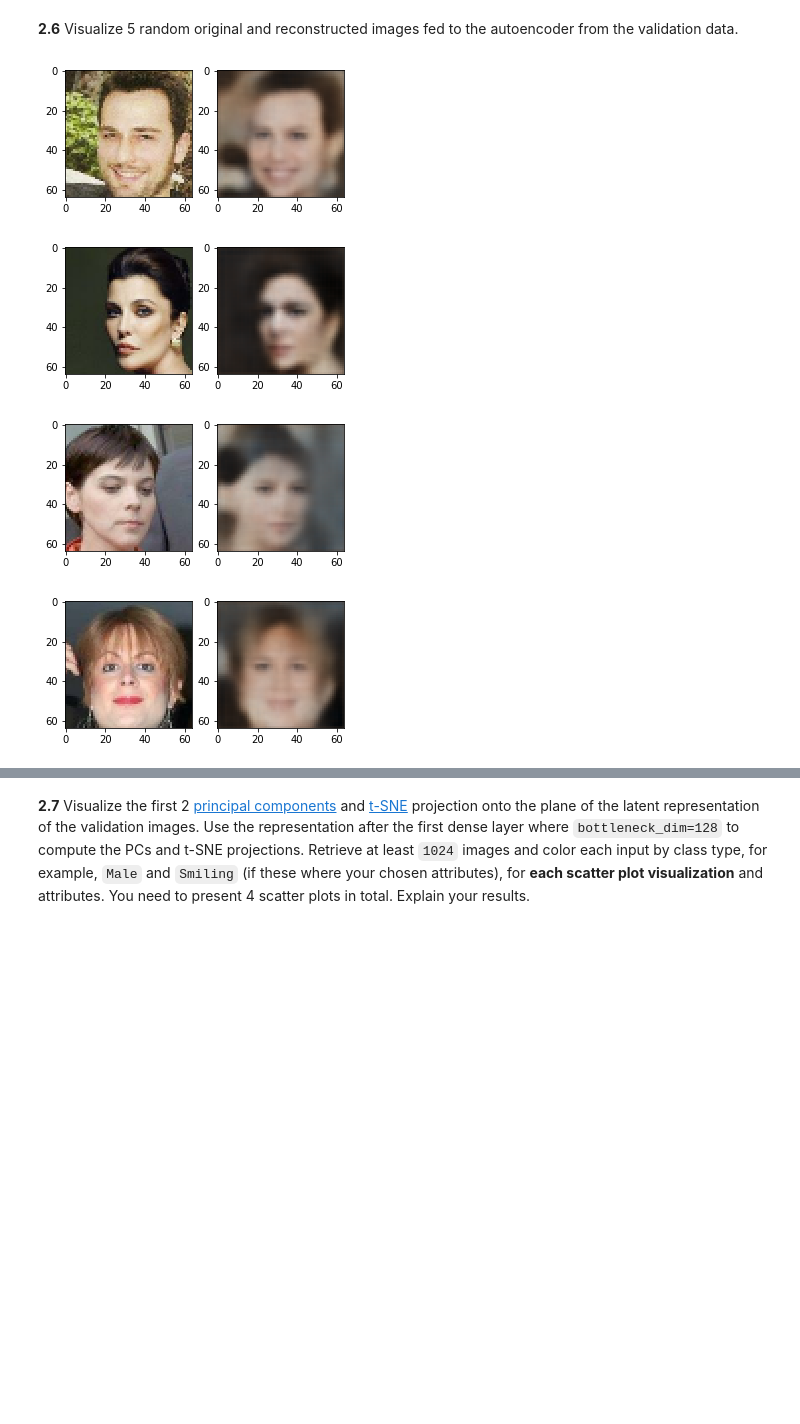
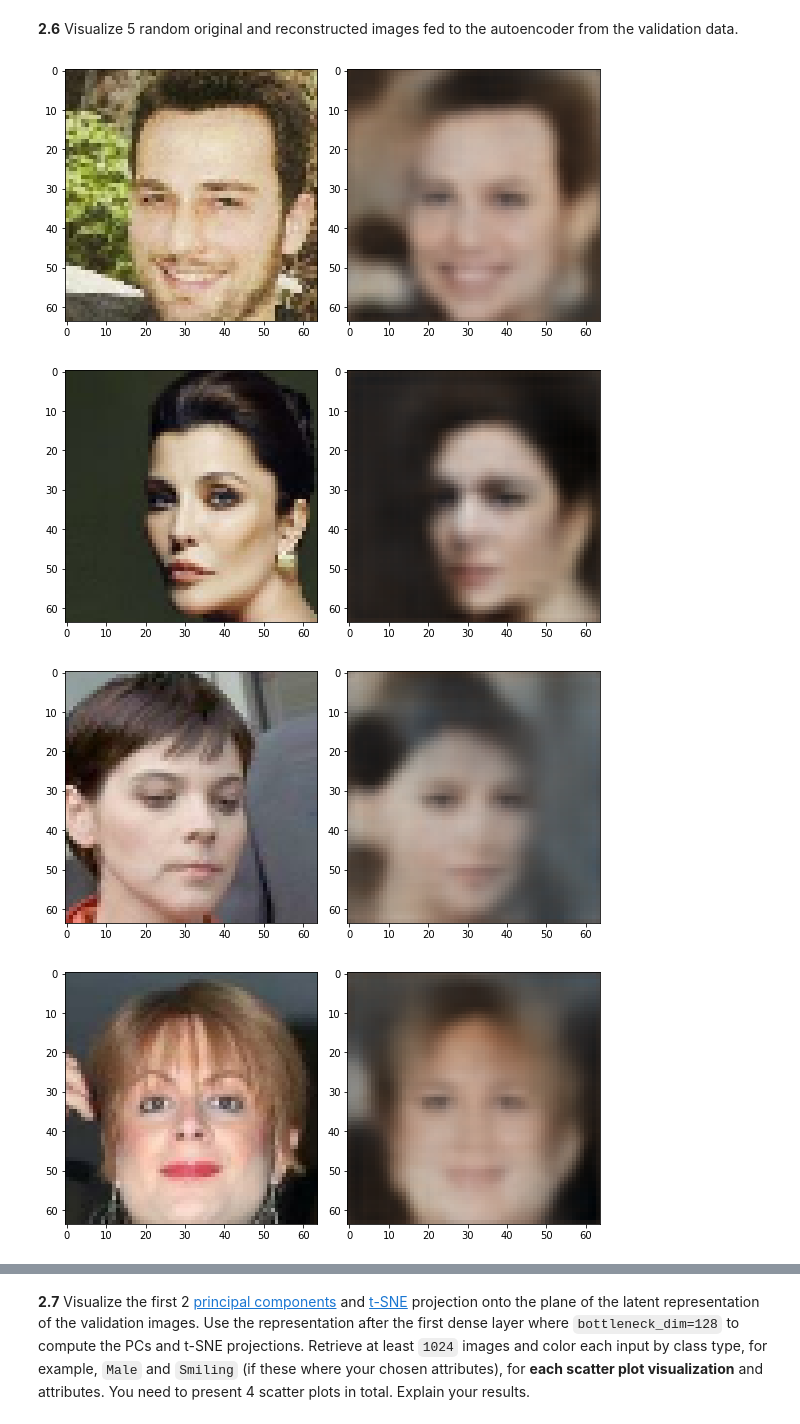
Before and after one commit to medeirosf/2020-CS109B, a Jupyter notebook: content/homeworks/hw07/notebook/cs109b_hw7_fm.ipynb, the cells around one changed output, grey strips where cells are left out. Drawn from its saved outputs; the diff is of its cells as text; code cells hidden in the pictures; blank space fills up the shorter version.

```diff
--- a/content/homeworks/hw07/notebook/cs109b_hw7_fm.ipynb
+++ b/content/homeworks/hw07/notebook/cs109b_hw7_fm.ipynb
@@ -158,8 +158,8 @@ def tf_image_attr_tuple(element):
     image = element['image']
     image = tf_norm_crop_resize_image(image, (64, 64))
     y = element['attributes']
-    attr1 = tf.keras.backend.cast(y['Brown_Hair'], dtype='float32')
-    attr2 = tf.keras.backend.cast(y['Wavy_Hair'], dtype='float32')
+    attr1 = y['Brown_Hair']
+    attr2 = y['Wavy_Hair']
     attr = [attr1, attr2]
     return ((image, attr), image)
 
@@ -433,18 +435,19 @@ Epoch 5/5
 # %%
 # 2.6
 # your code here
 ae.load_weights("../model/ae_weights.h5")
 
 val_set = val_celeb.map(tf_image_tuple).take(5)
 val_pred = ae.predict(val_set.batch(32).prefetch(2))
 
 for i, (image, image2) in enumerate(val_set):
-    fig, axes = plt.subplots(1, 2, figsize=(5, 5))
+    fig, axes = plt.subplots(1, 2, figsize=(8, 4))
     axes[0].imshow(image)
     axes[1].imshow(val_pred[i])
+    plt.tight_layout()
 plt.show();
 # %% [output]
-[figure, old version]
+[figure, new version]
-[figure, old version]
+[figure, new version]
-[figure, old version]
+[figure, new version]
-[figure, old version]
+[figure, new version]
```
Also changed, not shown: parts of 15 cells of this notebook.
